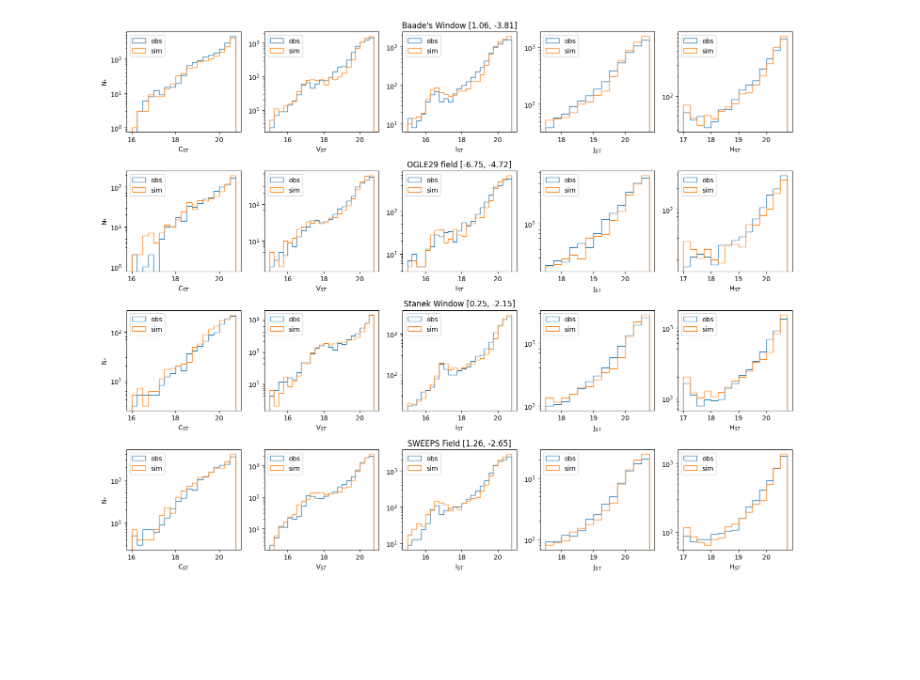
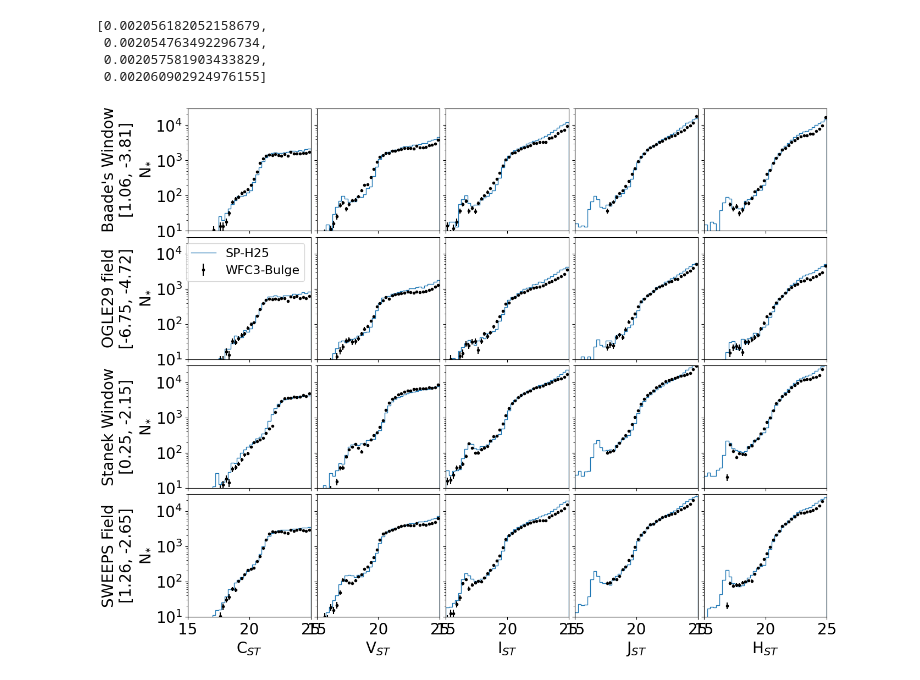
Before and after one commit to synthpop-galaxy/synthpop-model-eval, a Jupyter notebook: hst_bulge_treasury.ipynb, the cells around one changed output. Saved outputs shown, nothing was run; the diff lists cells and outputs as text; code cells hidden in the pictures; blank space fills up the shorter version.

```diff
--- a/hst_bulge_treasury.ipynb
+++ b/hst_bulge_treasury.ipynb
@@ -159,0 +157,7 @@ sim table Index(['pop', 'iMass', 'age', 'Fe/H_initial', 'Mass', 'In_Final_Phase'
+# %%
+ars
+# %% [output]
+[0.002056182052158679,
+ 0.002054763492296734,
+ 0.002057581903433829,
+ 0.002060902924976155]
@@ -160,25 +182,36 @@ sim table Index(['pop', 'iMass', 'age', 'Fe/H_initial', 'Mass', 'In_Final_Phase'
 # %%
-filt_list = {'C':'WFC3_UVIS_F390W','V':'WFC3_UVIS_F555W','I':'WFC3_UVIS_F814W','J':'WFC3_IR_F110W','H':'WFC3_IR_F160W'}
-filt_lims = {'C':[16,21],'V':[15,21],'I':[15,21],'J':[17.5,21],'H':[17,21]}
-plt.subplots(nrows=4,ncols=5,figsize=(15,12))
-for i,field in enumerate(fields):
-    j=0
-    for filt in filt_list.keys():
-        plt.subplot(4,5,1+j+5*i)
-        if j==2:
-            plt.title(field_names[i]+' '+str(coords[i]))
-        bins = np.arange(*filt_lims[filt],0.25)
-        plt.hist(odats[i][filt+'MAG'],bins=bins,histtype='step',label='obs')
-        #plt.plot(bins[1:]-, dhist[0]*ahist[0]/qhist[0])
-        plt.hist(sdats[i][filt_list[filt]],bins=bins,histtype='step',label='sim')
-        plt.legend()
-        plt.yscale('log')
-        if j==0:
-            plt.ylabel(r'N$_{*}$')
-        plt.xlabel(filt+r'$_{ST}$')
-        j+=1
+# filt_list = {'C':'WFC3_UVIS_F390W','V':'WFC3_UVIS_F555W','I':'WFC3_UVIS_F814W','J':'WFC3_IR_F110W','H':'WFC3_IR_F160W'}
+# filt_lims = {'C':[16,25],'V':[15,25],'I':[15,25],'J':[17.5,25],'H':[17,25]}
+# plt.subplots(nrows=4,ncols=5,figsize=(15,12), sharex=True, sharey=True,
+#              gridspec_kw={'hspace': 0.05, 'wspace': 0.05})
+# plt.rcParams.update({'font.size': 20})
+# for i,field in enumerate(fields):
+#     j=0
+#     for filt in filt_list.keys():
+#         plt.subplot(4,5,1+j+5*i)
+#         # if j==2:
+#         #     plt.title(field_names[i]+' '+str(coords[i]))
+#         bins = np.arange(15,25+0.25,0.25)
+#         ohist = np.histogram(odats[i][filt+'MAG'],bins=bins)[0]
+#         #plt.stairs(ohist,bins,label='WFC3-Bulge, uncor')
+#         cf = get_completeness(filt, odats[i], adats[i], bins)
+#         plt.errorbar(bins[:-1]+np.diff(bins)/2, ohist/cf,
+#                      yerr=np.sqrt(ohist)/cf, marker='.', linestyle='none',
+#                      label='WFC3-Bulge', c='k')
+#         plt.stairs(np.histogram(sdats[i][filt_list[filt]], bins)[0], bins,label='SP-H25')
+#         if j==0 and i==1:
+#             plt.legend(fontsize=16)
+#         plt.yscale('log')
+#         if j==0:
+#             plt.ylabel(f'{field_names[i]}\n{str(coords[i])}\n'+r'N$_{*}$')
+#         if i==3:
+#             plt.xlabel(filt+r'$_{ST}$')
+#         j+=1
+#         plt.ylim(1e1, 3e4)
+#         plt.xlim(15,25)
 
-plt.tight_layout()
-plt.savefig('figures/hst_bulgetreasury_lumfuncs.pdf')
+# plt.tight_layout()
+# plt.savefig('figures/hst_bulgetreasury_lumfuncs.pdf')
+# plt.savefig('figures/hst_bulgetreasury_lumfuncs.png')
 # %% [output]
-[figure, old version]
+[figure, new version]
```
Also changed, not shown: parts of 32 cells of this notebook, 13 other files.
